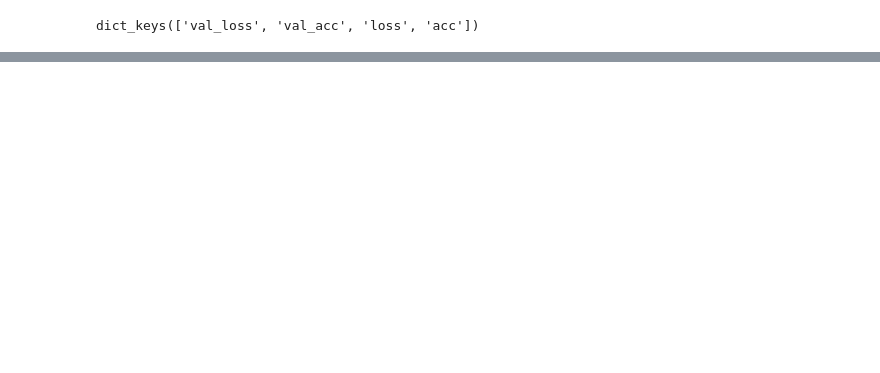
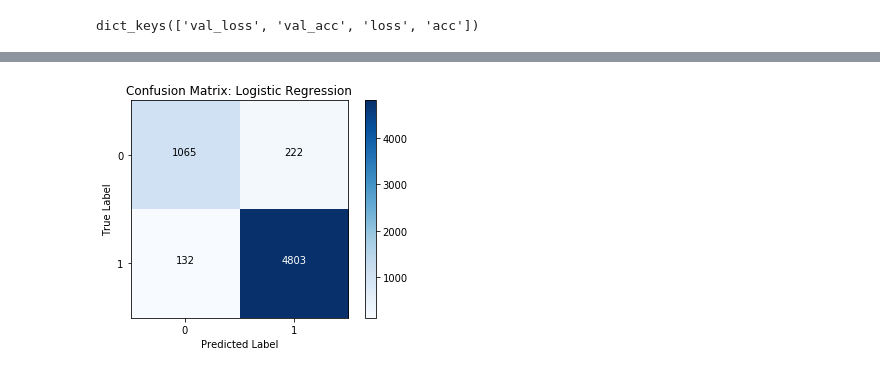
Before and after one commit to mike-kane/mar653-hw2, a Jupyter notebook: Group 5 Homework 2.ipynb, the cells around one changed output, grey strips where cells are left out. Saved outputs shown, nothing was run; the diff lists cells and outputs as text; code cells hidden in the pictures; blank space fills up the shorter version.

```diff
--- a/Group 5 Homework 2.ipynb
+++ b/Group 5 Homework 2.ipynb
@@ -126,0 +152,10 @@ lr_test_preds = lr.predict(one_hot_test_df)
+# %%
+from sklearn.feature_selection import RFE
+from sklearn.linear_model import LogisticRegression
+logreg = LogisticRegression()
+rfe = RFE(logreg, 10)
+rfe = rfe.fit(one_hot_train_df, train_labels)
+print(rfe.support_)
+print(rfe.ranking_)
+lr_train_preds = rfe.predict(one_hot_train_df)
+lr_test_preds = rfe.predict(one_hot_test_df)
@@ -146,6 +185,29 @@ Classification Report: Logistic Regression (Testing)
           1       0.96      0.97      0.96      4935
 
 avg / total       0.94      0.94      0.94      6222
+# %%
+from sklearn.metrics import confusion_matrix
+import itertools
+
+def show_cf(y_true, y_pred, model_name):
+    cf = confusion_matrix(y_true, y_pred)
+    plt.imshow(cf, cmap=plt.cm.Blues)
+
+    plt.title("Confusion Matrix: {}".format(model_name))
+    plt.ylabel('True Label')
+    plt.xlabel('Predicted Label')
+
+    class_names = set(test_labels)
+    tick_marks = np.arange(len(class_names))
+    plt.xticks(tick_marks, class_names)
+    plt.yticks(tick_marks, class_names)
+
+    thresh = cf.max() / 2.
+
+    for i, j in itertools.product(range(cf.shape[0]), range(cf.shape[1])):
+        plt.text(j, i, cf[i, j], horizontalalignment='center', color='white' if cf[i, j] > thresh else 'black')
+
+    plt.colorbar()
 # %%
 model = Sequential()
 model.add(Dense(32, activation='relu', input_shape=(19,)))
@@ -233,0 +309,4 @@ avg / total       0.94      0.94      0.94      6222
+# %%
+show_cf(test_labels, lr_test_preds, "Logistic Regression")
+# %% [output]
+[figure, added]
```
Also changed, not shown: parts of 20 cells of this notebook.
